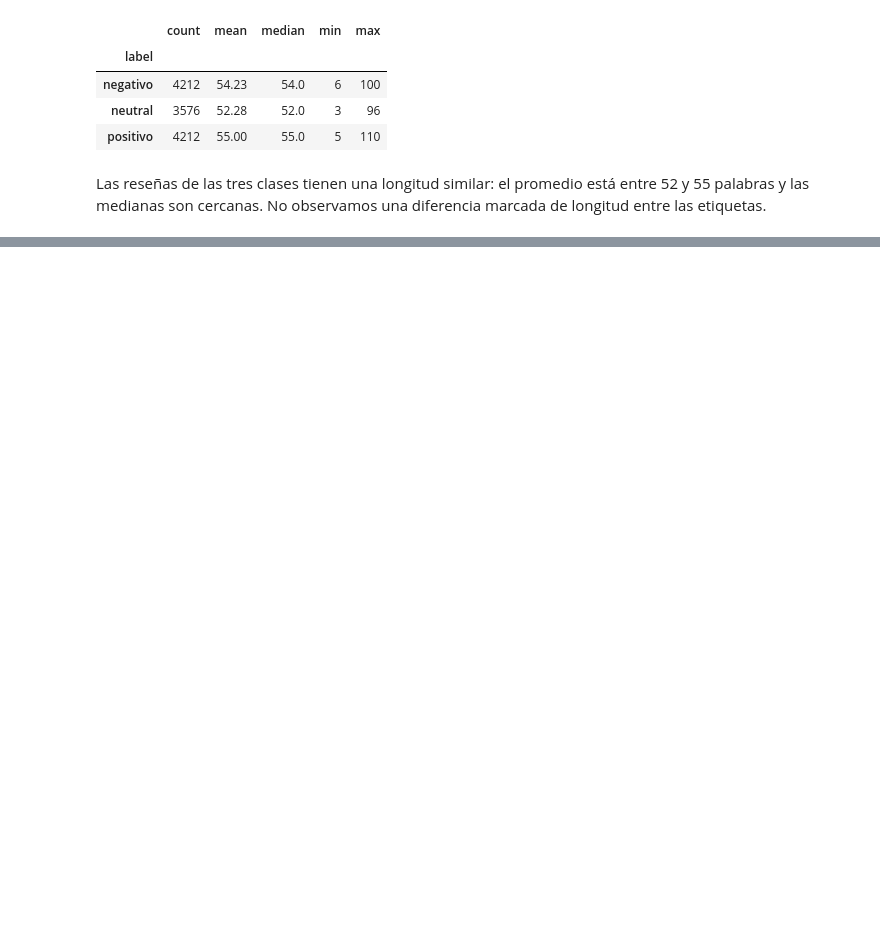
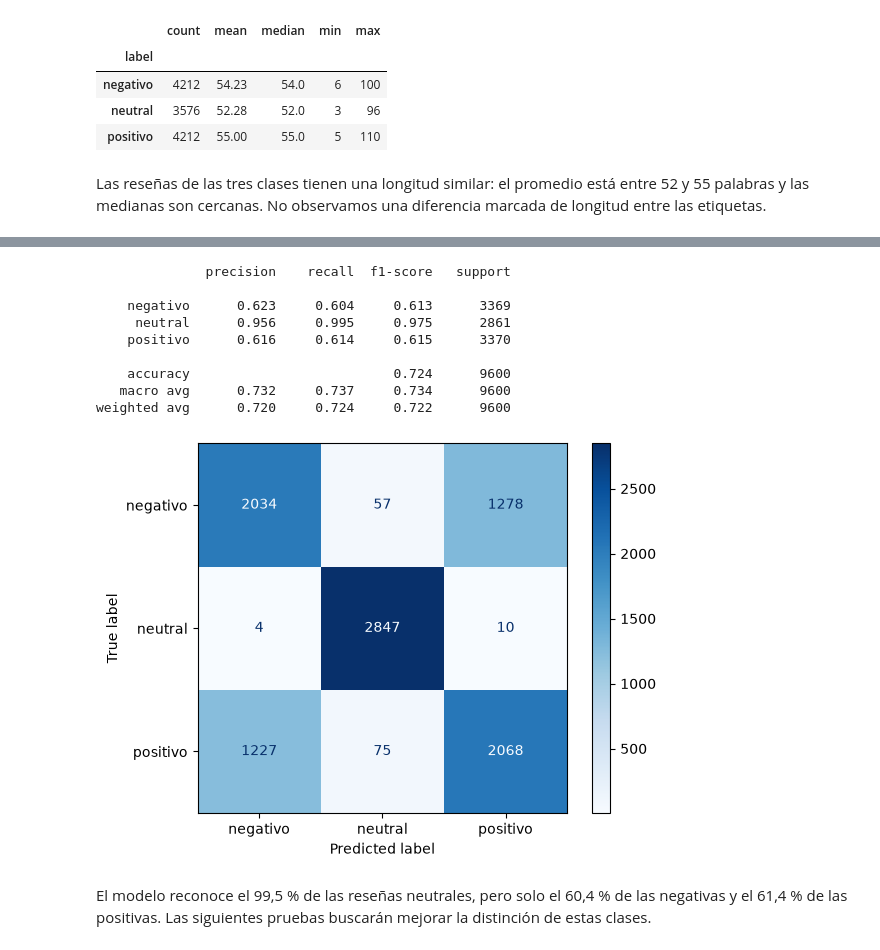
Before and after one commit to jmfonsecau/ISIS-2611-Proyecto-Parte-1, a Jupyter notebook: notebook_proyecto.ipynb, the cells around one changed output, grey strips where cells are left out. Saved outputs shown, nothing was run; the diff lists cells and outputs as text; code cells hidden in the pictures; blank space fills up the shorter version.

Commit message:
modelo TF-IDF con regresion logistica y validacion cruzada

```diff
--- a/notebook_proyecto.ipynb
+++ b/notebook_proyecto.ipynb
@@ -198,0 +251,7 @@ una diferencia marcada de longitud entre las etiquetas.
+# %%
+vectorizador = TfidfVectorizer()
+
+X_train_tfidf = vectorizador.fit_transform(X_train)
+
+print("Dimensiones:", X_train_tfidf.shape)
+vectorizador.get_feature_names_out()[:20]
@@ -198,0 +269,8 @@ una diferencia marcada de longitud entre las etiquetas.
+# %%
+modelo = LogisticRegression(
+    max_iter=1000,
+    random_state=RANDOM_STATE,
+)
+
+modelo.fit(X_train_tfidf, y_train)
+print("Modelo entrenado")
@@ -198,0 +334,34 @@ una diferencia marcada de longitud entre las etiquetas.
+# %%
+predicciones_cv = cross_val_predict(
+    pipeline,
+    X_train,
+    y_train,
+    cv=cv,
+)
+
+print(classification_report(
+    y_train,
+    predicciones_cv,
+    digits=3,
+))
+
+ConfusionMatrixDisplay.from_predictions(
+    y_train,
+    predicciones_cv,
+    labels=["negativo", "neutral", "positivo"],
+    cmap="Blues",
+)
+plt.show()
+# %% [output]
+              precision    recall  f1-score   support
+
+    negativo      0.623     0.604     0.613      3369
+     neutral      0.956     0.995     0.975      2861
+    positivo      0.616     0.614     0.615      3370
+
+    accuracy                          0.724      9600
+   macro avg      0.732     0.737     0.734      9600
+weighted avg      0.720     0.724     0.722      9600
+[figure, added]
+# %% [markdown]
+El modelo reconoce el 99,5 % de las reseñas neutrales, pero solo el 60,4 % de las negativas y el 61,4 % de las positivas. Las siguientes pruebas buscarán mejorar la distinción de estas clases.
```
Also changed, not shown: parts of 23 cells of this notebook.
